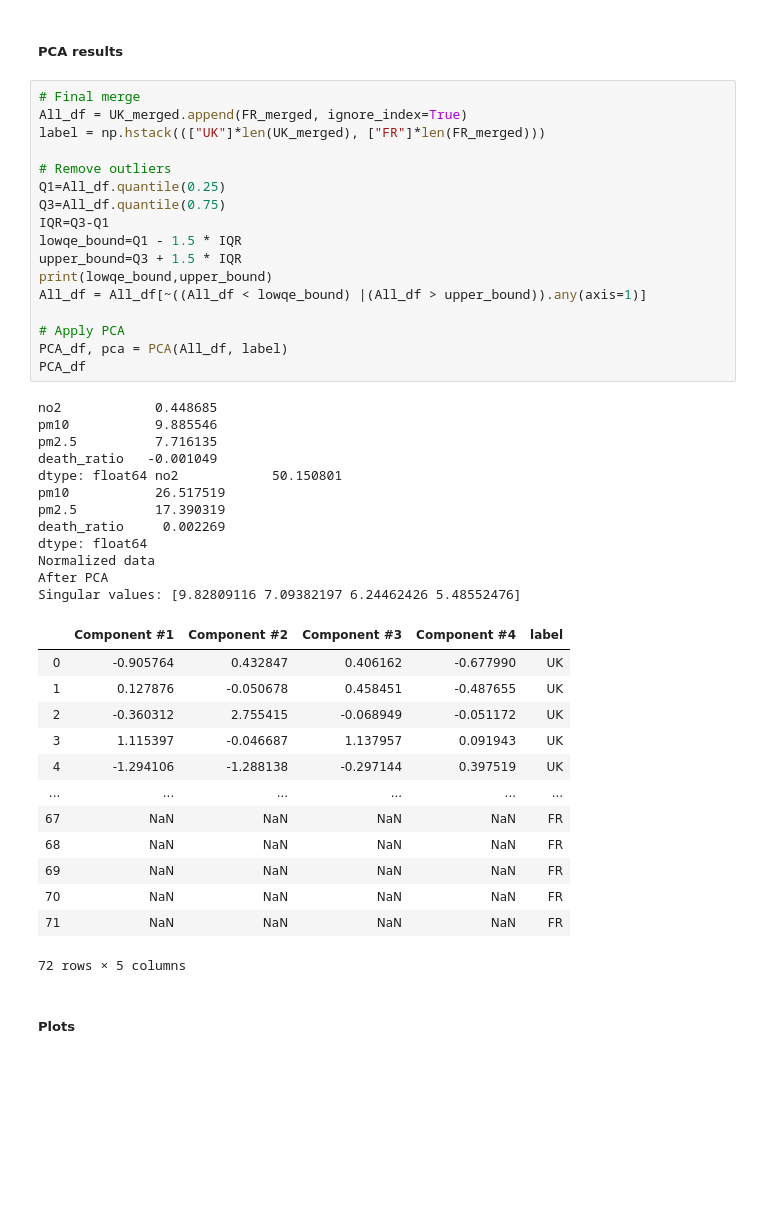
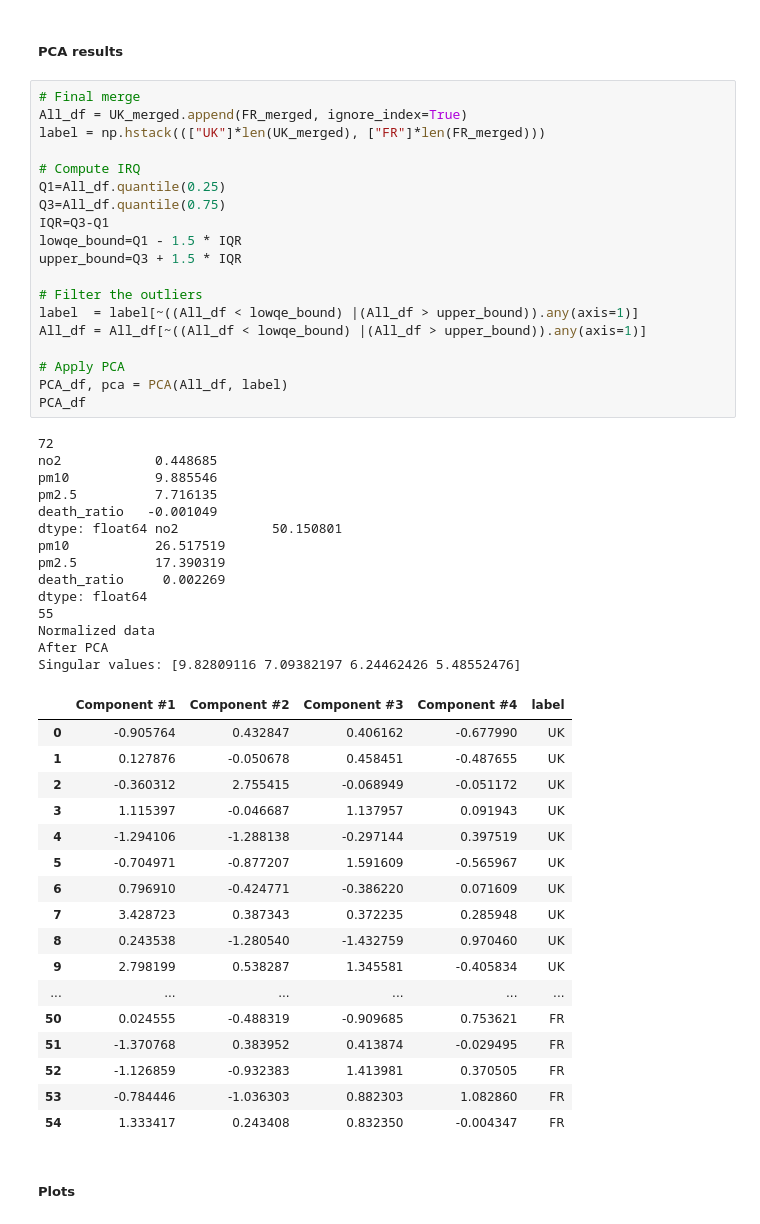
Before and after one commit to donaca/COVID19PM2.5, a Jupyter notebook: Real_data.ipynb, the cells around one changed output. Drawn from its saved outputs; the diff is of its cells as text; blank space fills up the shorter version.

Commit message:
Outliers little fix

```diff
--- a/Real_data.ipynb
+++ b/Real_data.ipynb
@@ -166,44 +166,52 @@ FR_merged.head() # TODO we are missing # death here from the official number :S
 All_df = UK_merged.append(FR_merged, ignore_index=True)
 label = np.hstack((["UK"]*len(UK_merged), ["FR"]*len(FR_merged)))
 
-# Remove outliers
+# Compute IRQ
 Q1=All_df.quantile(0.25)
 Q3=All_df.quantile(0.75)
 IQR=Q3-Q1
 lowqe_bound=Q1 - 1.5 * IQR
 upper_bound=Q3 + 1.5 * IQR
-print(lowqe_bound,upper_bound)
+
+# Filter the outliers
+label  = label[~((All_df < lowqe_bound) |(All_df > upper_bound)).any(axis=1)]
 All_df = All_df[~((All_df < lowqe_bound) |(All_df > upper_bound)).any(axis=1)]
 
 # Apply PCA
 PCA_df, pca = PCA(All_df, label)
 PCA_df
 # %% [output]
+72
 no2            0.448685
 pm10           9.885546
 pm2.5          7.716135
 death_ratio   -0.001049
 dtype: float64 no2            50.150801
 pm10           26.517519
 pm2.5          17.390319
 death_ratio     0.002269
 dtype: float64
+55
 Normalized data
 After PCA
 Singular values: [9.82809116 7.09382197 6.24462426 5.48552476]
 |  | Component #1 | Component #2 | Component #3 | Component #4 | label |
 | 0 | -0.905764 | 0.432847 | 0.406162 | -0.677990 | UK |
 | 1 | 0.127876 | -0.050678 | 0.458451 | -0.487655 | UK |
 | 2 | -0.360312 | 2.755415 | -0.068949 | -0.051172 | UK |
 | 3 | 1.115397 | -0.046687 | 1.137957 | 0.091943 | UK |
 | 4 | -1.294106 | -1.288138 | -0.297144 | 0.397519 | UK |
+| 5 | -0.704971 | -0.877207 | 1.591609 | -0.565967 | UK |
+| 6 | 0.796910 | -0.424771 | -0.386220 | 0.071609 | UK |
+| 7 | 3.428723 | 0.387343 | 0.372235 | 0.285948 | UK |
+| 8 | 0.243538 | -1.280540 | -1.432759 | 0.970460 | UK |
+| 9 | 2.798199 | 0.538287 | 1.345581 | -0.405834 | UK |
 | ... | ... | ... | ... | ... | ... |
-| 67 | NaN | NaN | NaN | NaN | FR |
-| 68 | NaN | NaN | NaN | NaN | FR |
-| 69 | NaN | NaN | NaN | NaN | FR |
-| 70 | NaN | NaN | NaN | NaN | FR |
-| 71 | NaN | NaN | NaN | NaN | FR |
+| 50 | 0.024555 | -0.488319 | -0.909685 | 0.753621 | FR |
+| 51 | -1.370768 | 0.383952 | 0.413874 | -0.029495 | FR |
+| 52 | -1.126859 | -0.932383 | 1.413981 | 0.370505 | FR |
+| 53 | -0.784446 | -1.036303 | 0.882303 | 1.082860 | FR |
+| 54 | 1.333417 | 0.243408 | 0.832350 | -0.004347 | FR |
-72 rows × 5 columns
 # %% [markdown]
 ##### Plots
 # %%
```
